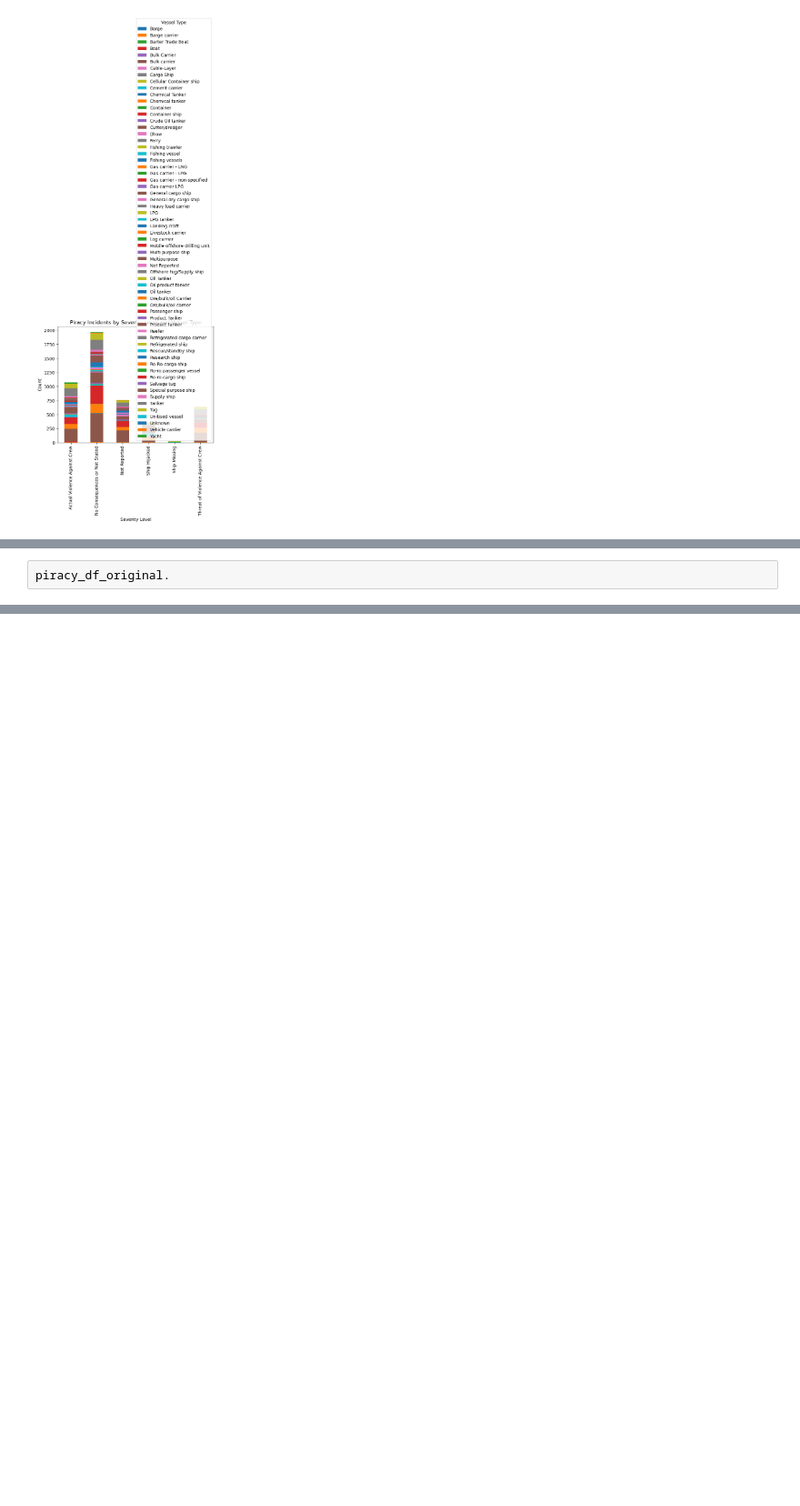
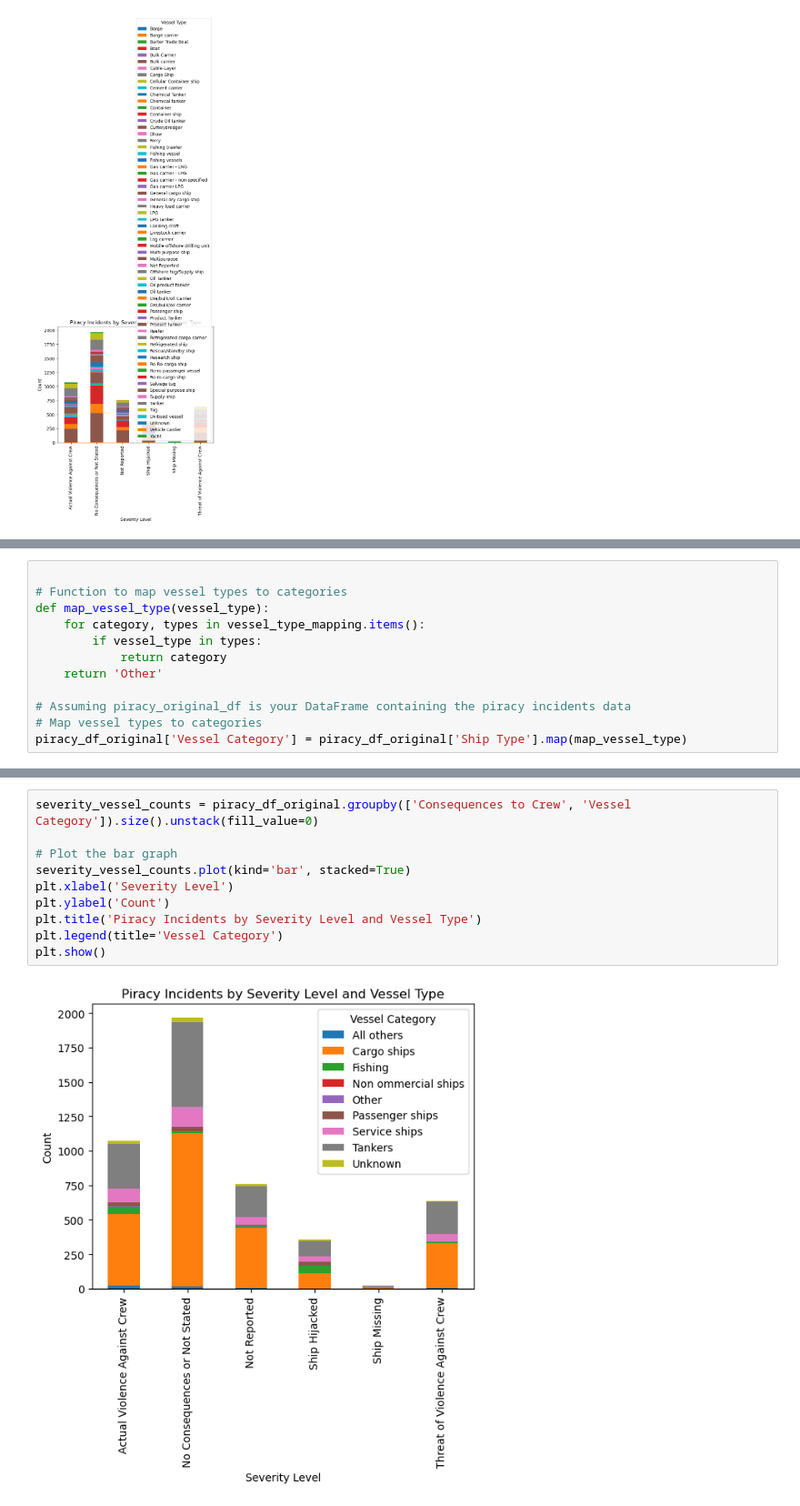
Before and after one commit to deryk96/pirates-of-monterey, a Jupyter notebook: MacDonald_dataframe_working.ipynb, the cells around one changed output, grey strips where cells are left out. Shown at 91% size. Cells and saved outputs as stored; diff of their text form; blank space fills up the shorter version.

```diff
--- a/MacDonald_dataframe_working.ipynb
+++ b/MacDonald_dataframe_working.ipynb
@@ -160,2 +208,12 @@ plt.show()
 # %%
-piracy_df_original.
+
+# Function to map vessel types to categories
+def map_vessel_type(vessel_type):
+    for category, types in vessel_type_mapping.items():
+        if vessel_type in types:
+            return category
+    return 'Other'
+
+# Assuming piracy_original_df is your DataFrame containing the piracy incidents data
+# Map vessel types to categories
+piracy_df_original['Vessel Category'] = piracy_df_original['Ship Type'].map(map_vessel_type)
@@ -161,0 +229,12 @@ piracy_df_original.
+# %%
+severity_vessel_counts = piracy_df_original.groupby(['Consequences to Crew', 'Vessel Category']).size().unstack(fill_value=0)
+
+# Plot the bar graph
+severity_vessel_counts.plot(kind='bar', stacked=True)
+plt.xlabel('Severity Level')
+plt.ylabel('Count')
+plt.title('Piracy Incidents by Severity Level and Vessel Type')
+plt.legend(title='Vessel Category')
+plt.show()
+# %% [output]
+[figure, added]
```
Also changed, not shown: parts of 4 cells of this notebook.
